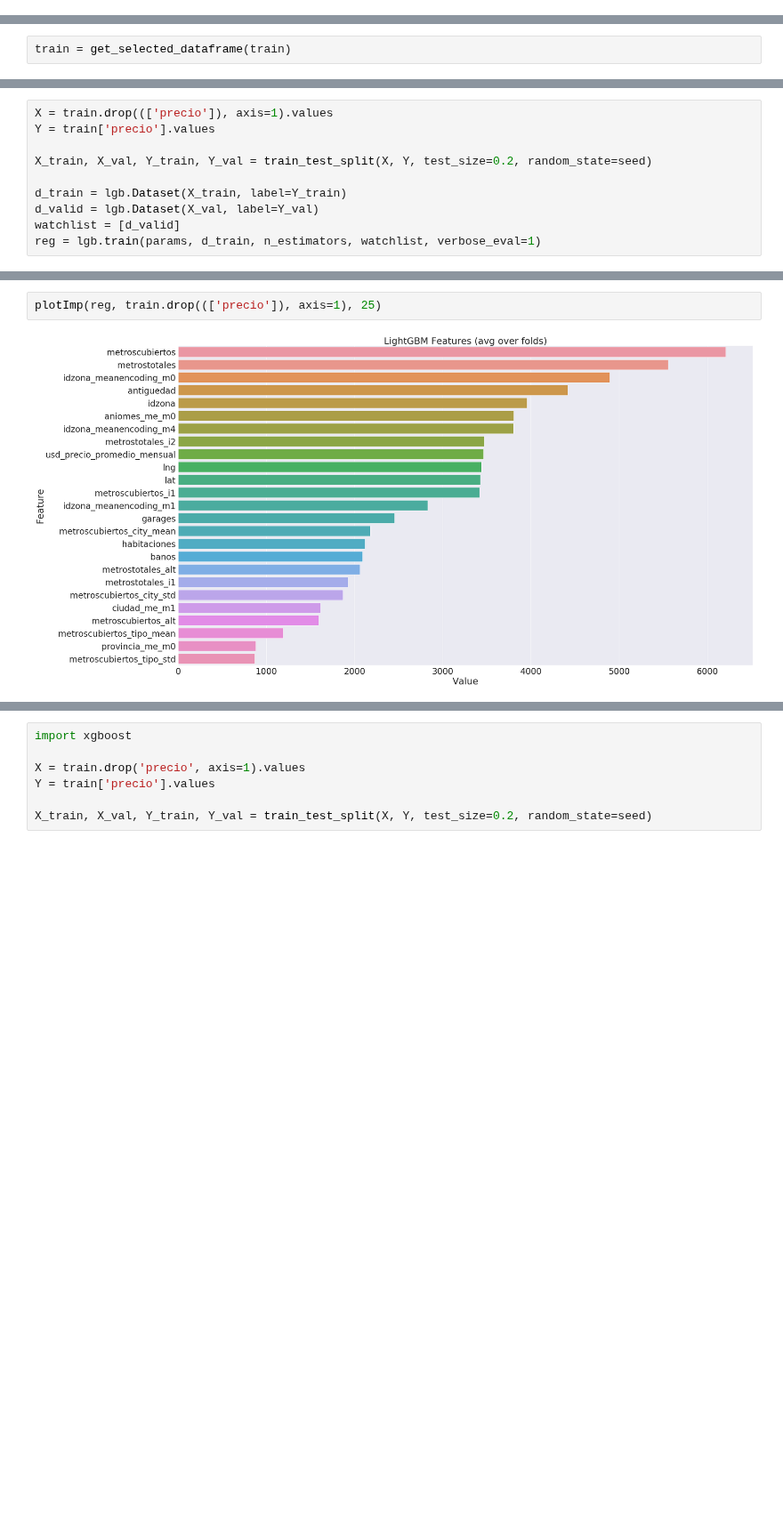
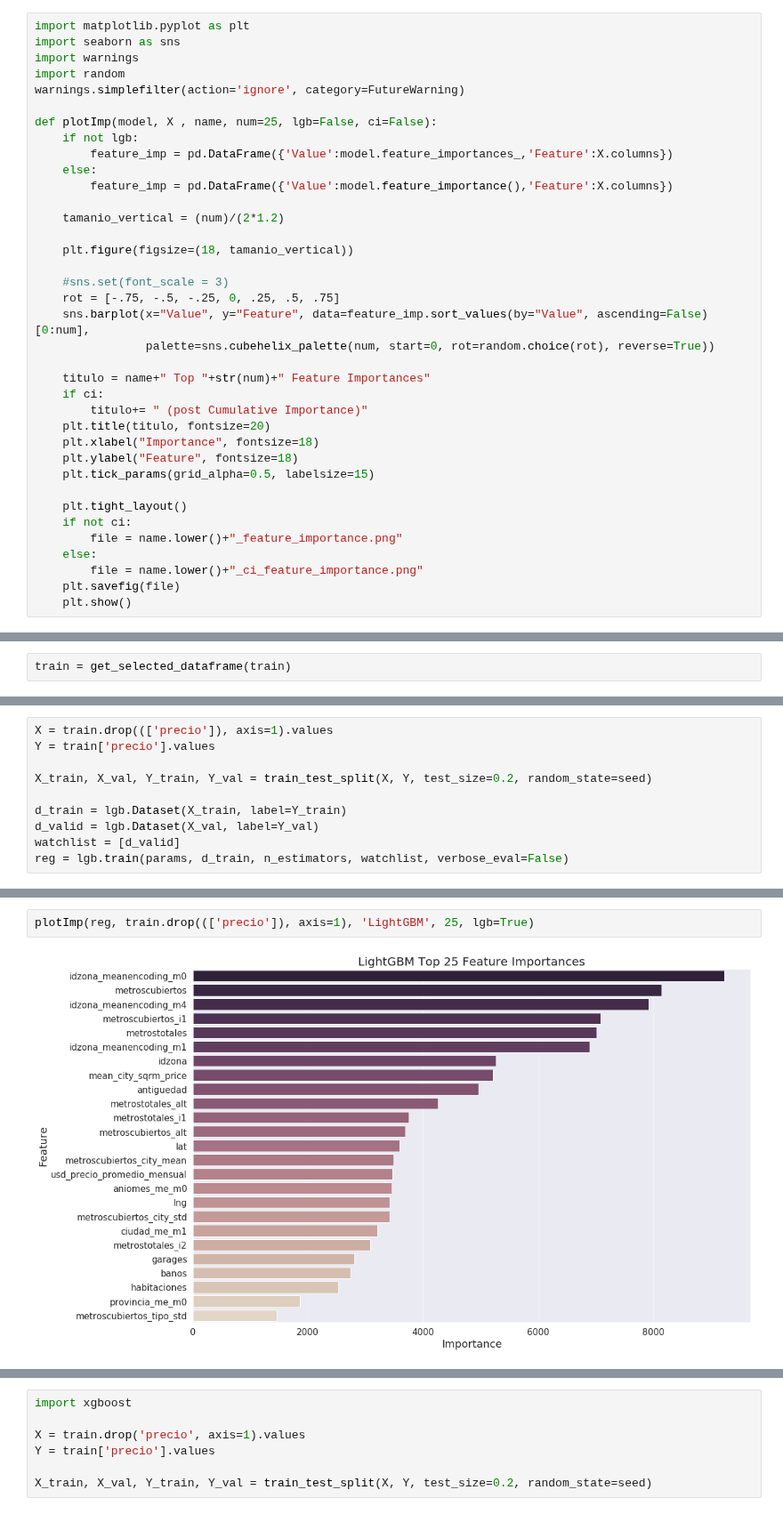
Before and after one commit to nicomatex/datos_tp2_2c2019, a Jupyter notebook: feature_selection.ipynb, the cells around one changed output, grey strips where cells are left out. Shown at 89% size. Cells and saved outputs as stored; diff of their text form; blank space fills up the shorter version.

```diff
--- a/feature_selection.ipynb
+++ b/feature_selection.ipynb
@@ -512,2 +495,39 @@ def plotImp_xgb(model, X , num = 20):
+# %%
+import matplotlib.pyplot as plt
+import seaborn as sns
+import warnings
+import random
+warnings.simplefilter(action='ignore', category=FutureWarning)
+
+def plotImp(model, X , name, num=25, lgb=False, ci=False):
+    if not lgb:
+        feature_imp = pd.DataFrame({'Value':model.feature_importances_,'Feature':X.columns})
+    else:
+        feature_imp = pd.DataFrame({'Value':model.feature_importance(),'Feature':X.columns})
+
+    tamanio_vertical = (num)/(2*1.2)
+
+    plt.figure(figsize=(18, tamanio_vertical))
+
+    #sns.set(font_scale = 3)
+    rot = [-.75, -.5, -.25, 0, .25, .5, .75]
+    sns.barplot(x="Value", y="Feature", data=feature_imp.sort_values(by="Value", ascending=False)[0:num],
+                palette=sns.cubehelix_palette(num, start=0, rot=random.choice(rot), reverse=True))
+
+    titulo = name+" Top "+str(num)+" Feature Importances"
+    if ci:
+        titulo+= " (post Cumulative Importance)"
+    plt.title(titulo, fontsize=20)
+    plt.xlabel("Importance", fontsize=18)
+    plt.ylabel("Feature", fontsize=18)
+    plt.tick_params(grid_alpha=0.5, labelsize=15)
+
+    plt.tight_layout()
+    if not ci:
+        file = name.lower()+"_feature_importance.png"
+    else:
+        file = name.lower()+"_ci_feature_importance.png"
+    plt.savefig(file)
+    plt.show()
 # %%
 train,_ = pre_processing.load_featured_datasets()
@@ -528,4 +550,4 @@ X_train, X_val, Y_train, Y_val = train_test_split(X, Y, test_size=0.2, random_st
 d_train = lgb.Dataset(X_train, label=Y_train)
 d_valid = lgb.Dataset(X_val, label=Y_val)
 watchlist = [d_valid]
-reg = lgb.train(params, d_train, n_estimators, watchlist, verbose_eval=1)
+reg = lgb.train(params, d_train, n_estimators, watchlist, verbose_eval=False)
@@ -555,4 +559,4 @@ print(mean_absolute_error(Y_val,Y_pred))
 # %%
-plotImp(reg, train.drop((['precio']), axis=1), 25)
+plotImp(reg, train.drop((['precio']), axis=1), 'LightGBM', 25, lgb=True)
 # %% [output]
-[figure, old version]
+[figure, new version]
```
Also changed, not shown: parts of 26 cells of this notebook, 7 other files.
